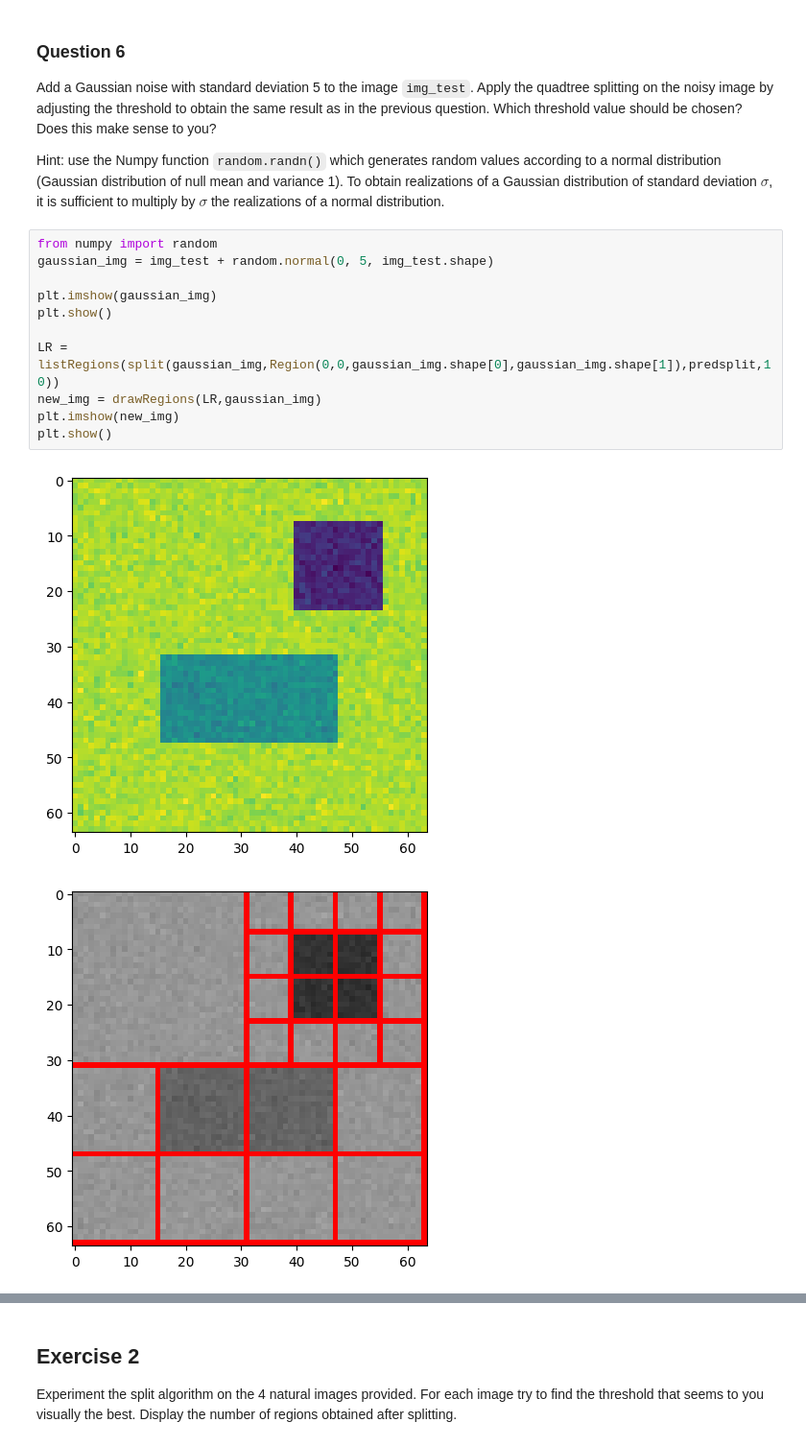
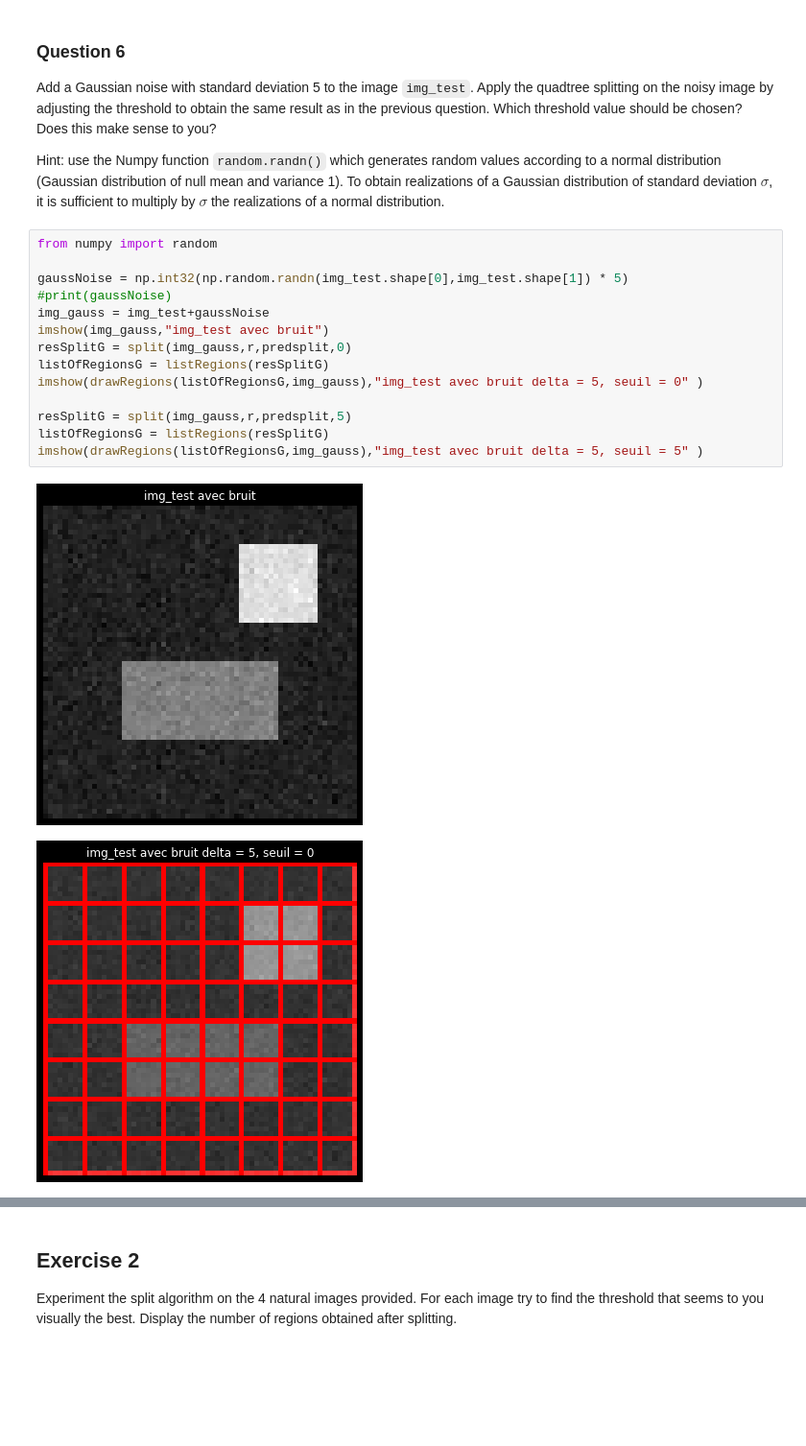
Before and after one commit to White-On/BIMA_Notebook, a Jupyter notebook: TME8.ipynb, the cells around one changed output, grey strips where cells are left out. Shown at 96% size. Drawn from its saved outputs; the diff is of its cells as text; blank space fills up the shorter version.

```diff
--- a/TME8.ipynb
+++ b/TME8.ipynb
@@ -198,17 +184,20 @@ Apply the quadtree splitting on the noisy image by adjusting the threshold to ob
 Which threshold value should be chosen? Does this make sense to you?
 
 Hint: use the Numpy function ``random.randn()`` which generates random values according to a normal distribution (Gaussian distribution of null mean and variance 1). To obtain realizations of a Gaussian distribution of standard deviation $\sigma$, it is sufficient to multiply by $\sigma$ the realizations of a normal distribution.
-# %%
-from numpy import random
-gaussian_img = img_test + random.normal(0, 5, img_test.shape)
-
-plt.imshow(gaussian_img)
-plt.show()
-
-LR = listRegions(split(gaussian_img,Region(0,0,gaussian_img.shape[0],gaussian_img.shape[1]),predsplit,10))
-new_img = drawRegions(LR,gaussian_img)
-plt.imshow(new_img)
-plt.show()
-# %% [output]
-[figure, removed]
-[figure, removed]
+# %%
+from numpy import random
+
+gaussNoise = np.int32(np.random.randn(img_test.shape[0],img_test.shape[1]) * 5)
+#print(gaussNoise)
+img_gauss = img_test+gaussNoise
+imshow(img_gauss,"img_test avec bruit")
+resSplitG = split(img_gauss,r,predsplit,0)
+listOfRegionsG = listRegions(resSplitG)
+imshow(drawRegions(listOfRegionsG,img_gauss),"img_test avec bruit delta = 5, seuil = 0" )
+
+resSplitG = split(img_gauss,r,predsplit,5)
+listOfRegionsG = listRegions(resSplitG)
+imshow(drawRegions(listOfRegionsG,img_gauss),"img_test avec bruit delta = 5, seuil = 5" )
+# %% [output]
+[figure, added]
+[figure, added]
```
Also changed, not shown: parts of 55 cells of this notebook.
